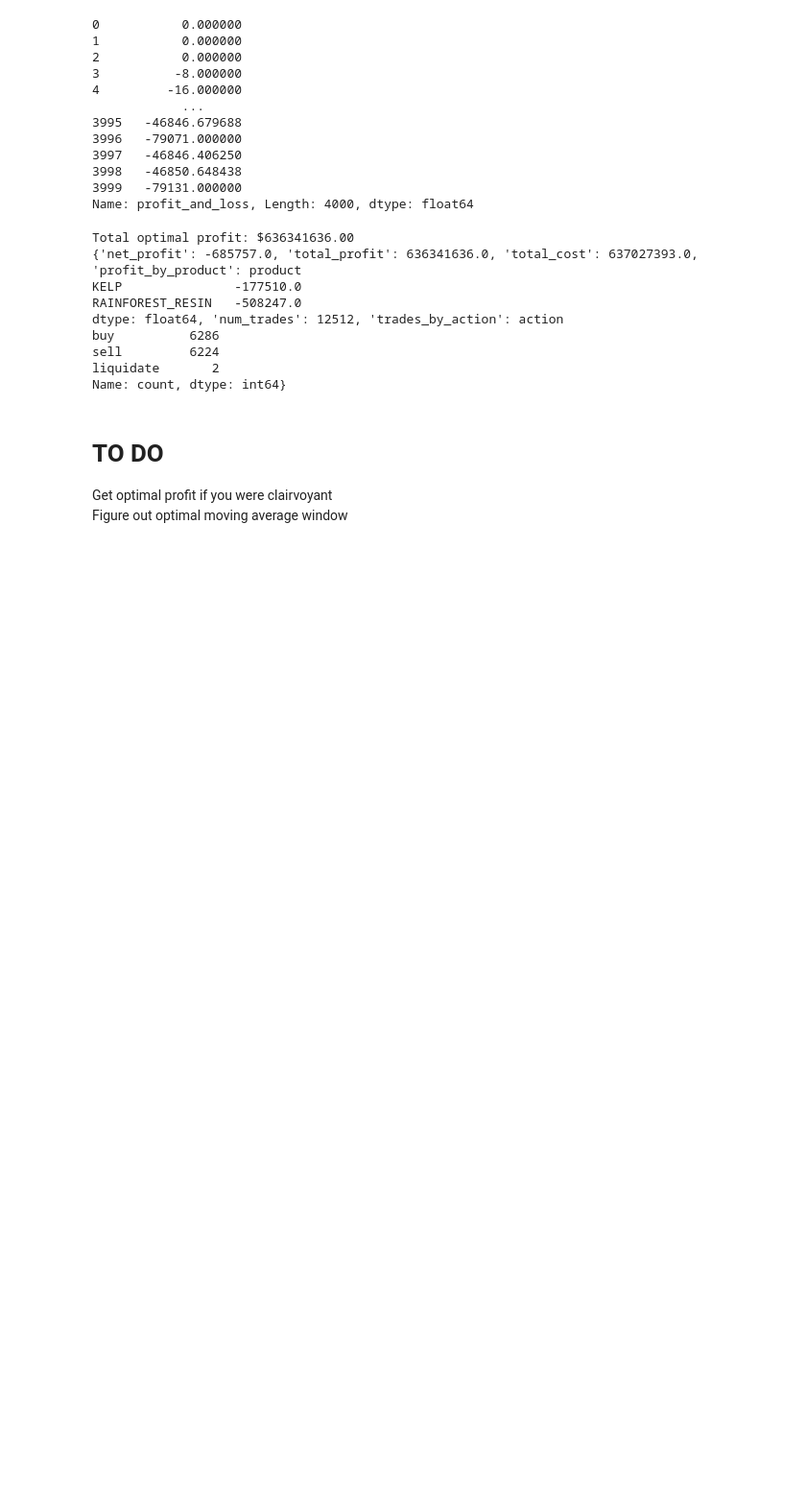
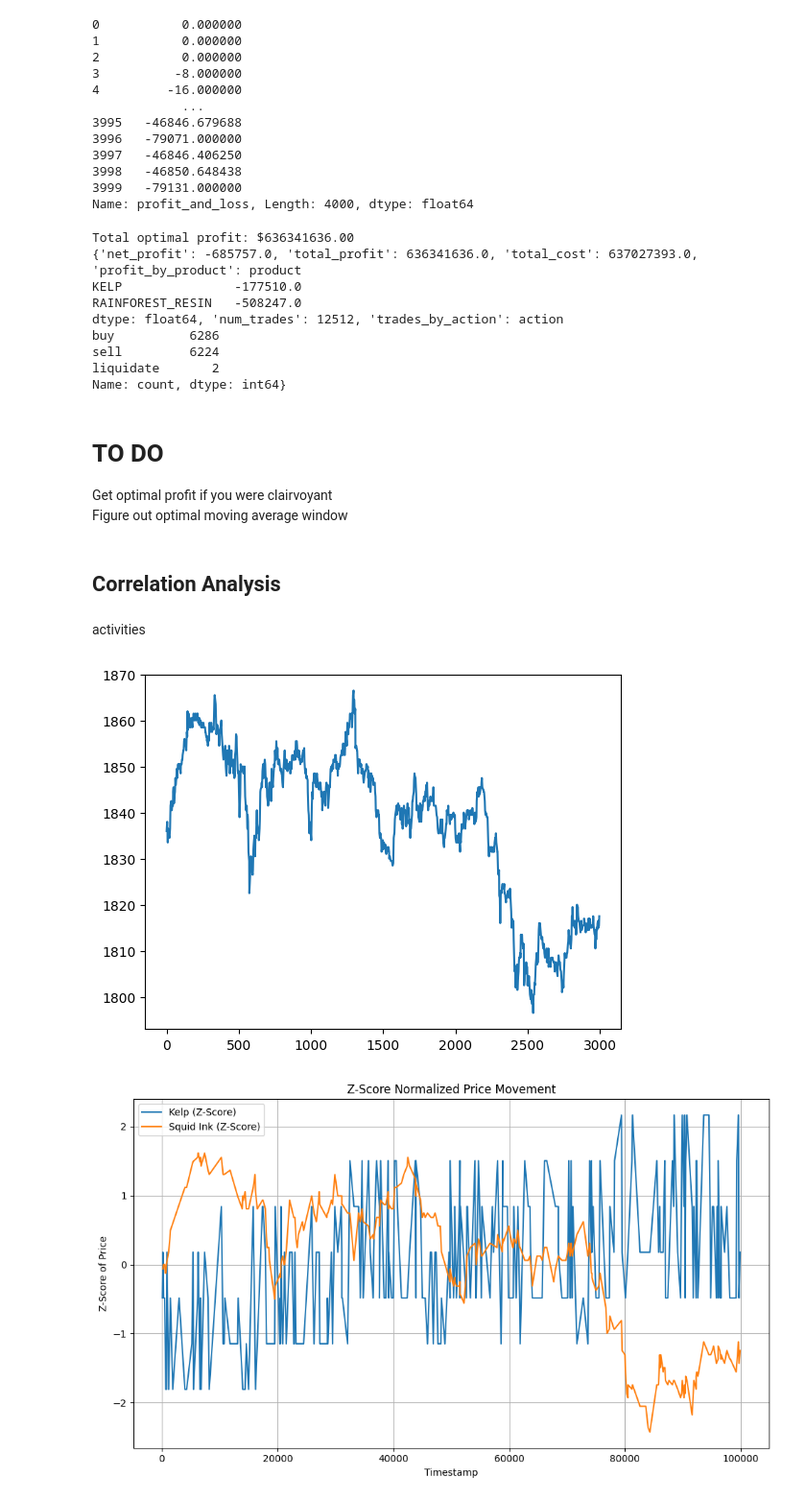
Before and after one commit to edg33/prosperity-3, a Jupyter notebook: Research/Prosperity_Vis_v2.ipynb, the cells around one changed output. Shown at 96% size. Cells and saved outputs as stored; diff of their text form; code cells hidden in the pictures; blank space fills up the shorter version.

```diff
--- a/Research/Prosperity_Vis_v2.ipynb
+++ b/Research/Prosperity_Vis_v2.ipynb
@@ -486,3 +486,36 @@ Name: count, dtype: int64}
 # TO DO #
 Get optimal profit if you were clairvoyant\
 Figure out optimal moving average window
+# %% [markdown]
+## Correlation Analysis ##
+# %% [markdown]
+activities
+# %%
+activities[activities["product"] == "SQUID_INK"]["mid_price"].plot()
+
+kelp_time = trade_history[trade_history["symbol"]=="KELP"]["timestamp"]
+kelp_prices = trade_history[trade_history["symbol"]=="KELP"]["price"]
+kelp_prices_pct_change = trade_history[trade_history["symbol"]=="KELP"]["price"].pct_change()
+kelp_zscore = (kelp_prices - kelp_prices.mean()) / kelp_prices.std()
+
+resin_time = trade_history[trade_history["symbol"]=="SQUID_INK"]["timestamp"]
+resin_prices = trade_history[trade_history["symbol"]=="SQUID_INK"]["price"]
+resin_prices_pct_change = trade_history[trade_history["symbol"]=="SQUID_INK"]["price"].pct_change()
+resin_zscore = (resin_prices - resin_prices.mean()) / resin_prices.std()
+
+
+
+plt.figure(figsize=(10, 6))
+plt.plot(kelp_time, kelp_zscore, label="Kelp (Z-Score)")
+plt.plot(resin_time, resin_zscore, label="Squid Ink (Z-Score)")
+
+plt.title("Z-Score Normalized Price Movement")
+plt.xlabel("Timestamp")
+plt.ylabel("Z-Score of Price")
+plt.legend()
+plt.grid(True)
+plt.tight_layout()
+plt.show()
+# %% [output]
+[figure, added]
+[figure, added]
```
Also changed, not shown: parts of 6 cells of this notebook, 2 other files.
